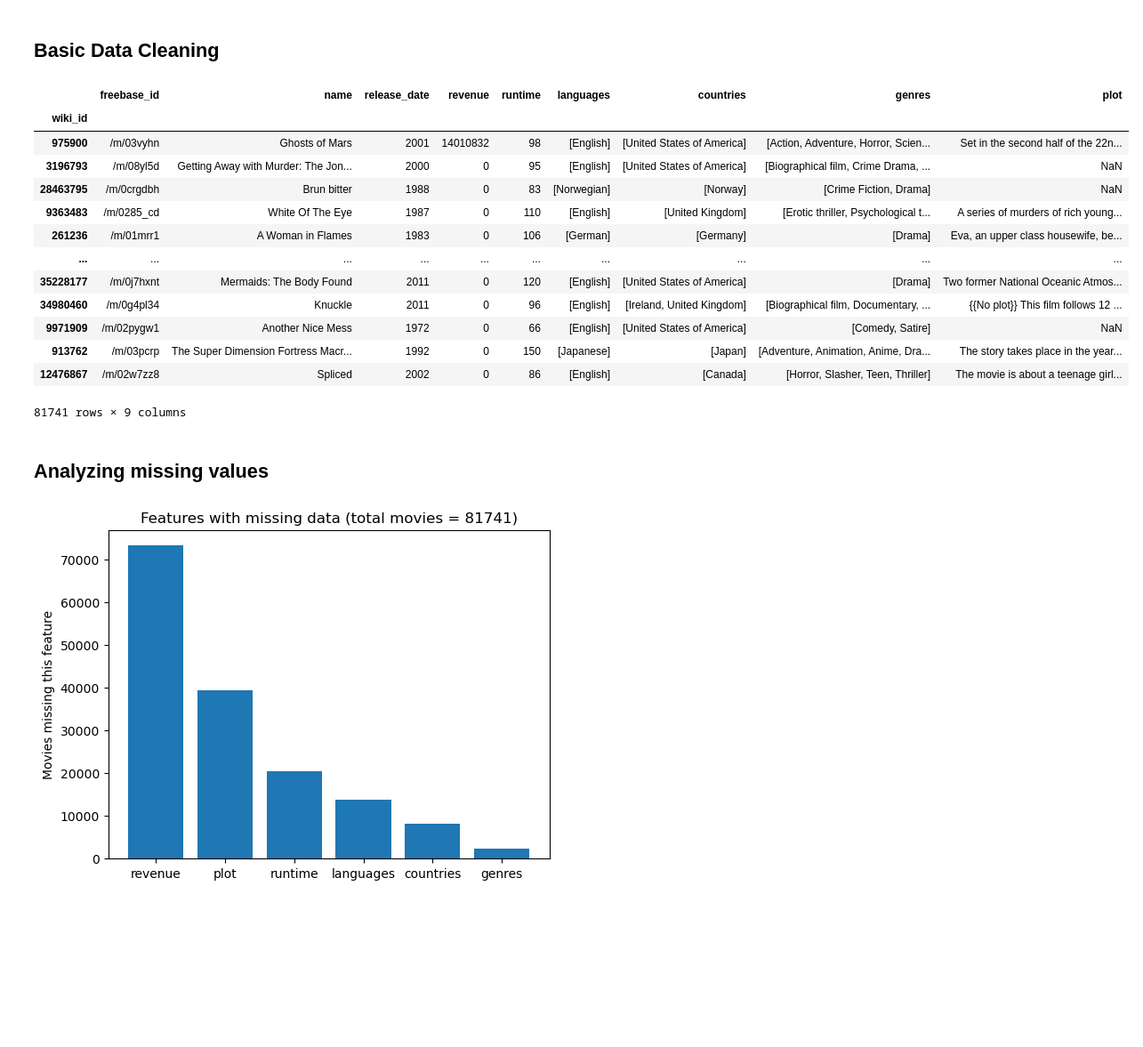
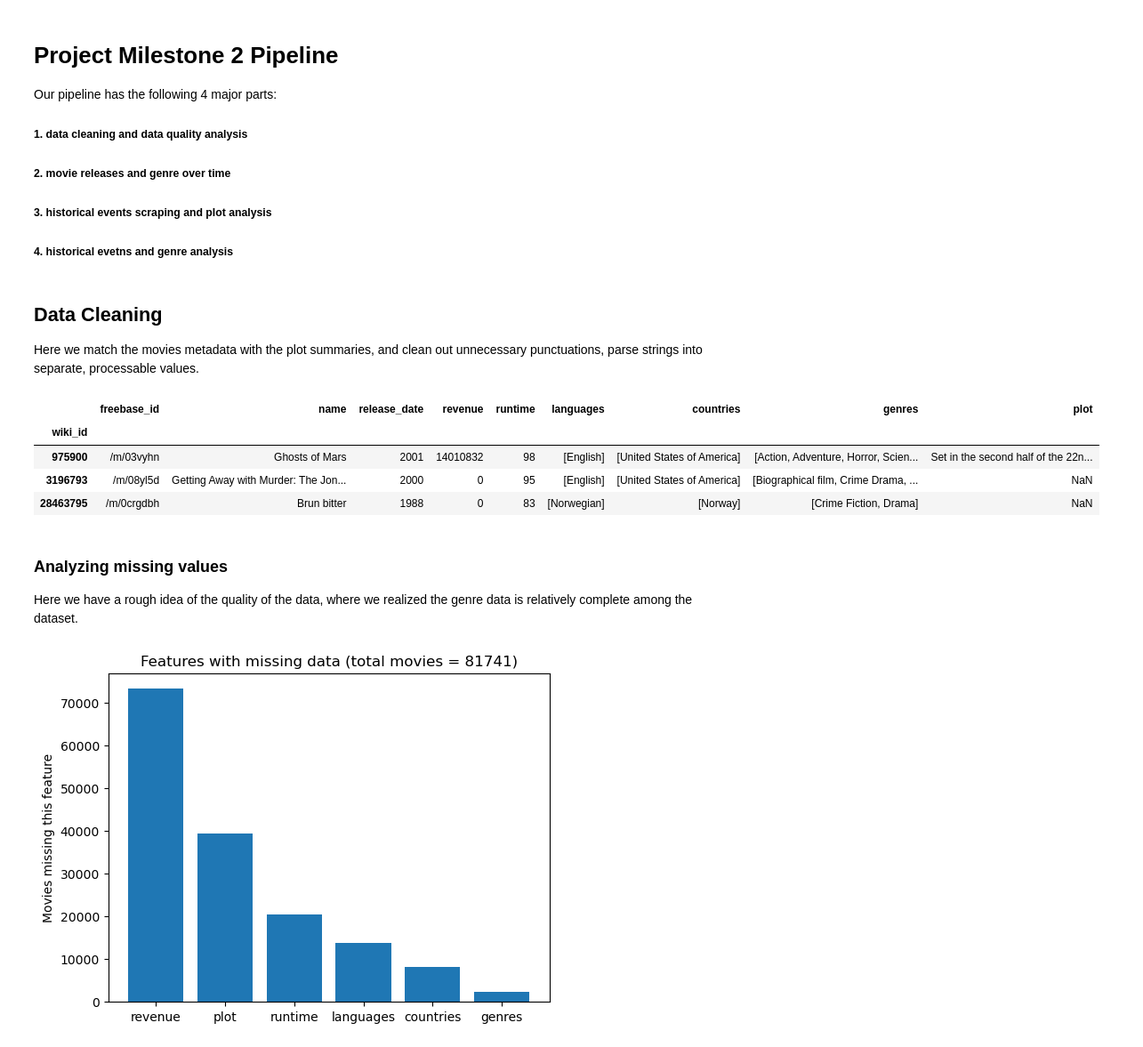
Before and after one commit to epfl-ada/ada-2022-project-adawizardry, a Jupyter notebook: main.ipynb, the cells around one changed output. Shown: that part at 89% size. Cells and saved outputs as stored; diff of their text form; code cells hidden in the pictures; blank space fills up the shorter version.

Commit message:
gladys added her pipeline

```diff
--- a/main.ipynb
+++ b/main.ipynb
@@ -8,3 +1,11 @@
+# %% [markdown]
+# Project Milestone 2 Pipeline
+
+Our pipeline has the following 4 major parts:
+##### 1. data cleaning and data quality analysis
+##### 2. movie releases and genre over time
+##### 3. historical events scraping and plot analysis
+##### 4. historical evetns and genre analysis
 # %%
 import pandas as pd
 import numpy as np
@@ -37,10 +39,10 @@ name_df = load_data(
     ["character_name", "freebase_id"],
     index_col="freebase_id"
 )
-# %% [markdown]
-## Basic Data Cleaning
+# %% [markdown]
+## Data Cleaning
+Here we match the movies metadata with the plot summaries, and clean out unnecessary punctuations, parse strings into separate, processable values.
 # %%
-import re
 
 # Parses the multi value structure of the dataset format into a sorted array of items
 # Returns null values for empty lists as NaN (so all missing values we use are NaN)
@@ -69,45 +71,37 @@ def parse_language(languages):
         return []
     return list(map(lambda l : l.replace("Language", "").strip(), languages))
 
 # Parses the date format into an int representing only the year. Values with missing entries are given NaN.
 def parse_date(x):
     if not x or x == np.nan:
         return np.NaN
     return str(x).split("-")[0]
 
 # Parse multi value attributes into arrays
 for attribute in ["languages", "countries", "genres"]:
     movie_df[attribute] = movie_df[attribute].apply(parse_multi_values)
 
 # Remove "Language" from language column
 movie_df["languages"] = movie_df["languages"].apply(parse_language)
 
 # Parse release-date to all use the year as an int (don't need increased granularity right now)
 movie_df["release_date"] = movie_df["release_date"].apply(parse_date)
 
 # Replace missing numeric values with zero and convert to int rather than float
 for col in ["runtime", "revenue"]:
     movie_df[col] = movie_df[col].fillna(0)
     movie_df[col] = movie_df[col].astype(int)
 
-movie_df
+display(movie_df.head(3))
 # %% [output]
 |  | freebase_id | name | release_date | revenue | runtime | languages | countries | genres | plot |
 | wiki_id |  |  |  |  |  |  |  |  |  |
 | 975900 | /m/03vyhn | Ghosts of Mars | 2001 | 14010832 | 98 | [English] | [United States of America] | [Action, Adventure, Horror, Scien... | Set in the second half of the 22n... |
 | 3196793 | /m/08yl5d | Getting Away with Murder: The Jon... | 2000 | 0 | 95 | [English] | [United States of America] | [Biographical film, Crime Drama, ... | NaN |
 | 28463795 | /m/0crgdbh | Brun bitter | 1988 | 0 | 83 | [Norwegian] | [Norway] | [Crime Fiction, Drama] | NaN |
-| 9363483 | /m/0285_cd | White Of The Eye | 1987 | 0 | 110 | [English] | [United Kingdom] | [Erotic thriller, Psychological t... | A series of murders of rich young... |
-| 261236 | /m/01mrr1 | A Woman in Flames | 1983 | 0 | 106 | [German] | [Germany] | [Drama] | Eva, an upper class housewife, be... |
-| ... | ... | ... | ... | ... | ... | ... | ... | ... | ... |
-| 35228177 | /m/0j7hxnt | Mermaids: The Body Found | 2011 | 0 | 120 | [English] | [United States of America] | [Drama] | Two former National Oceanic Atmos... |
-| 34980460 | /m/0g4pl34 | Knuckle | 2011 | 0 | 96 | [English] | [Ireland, United Kingdom] | [Biographical film, Documentary, ... | {{No plot}} This film follows 12 ... |
-| 9971909 | /m/02pygw1 | Another Nice Mess | 1972 | 0 | 66 | [English] | [United States of America] | [Comedy, Satire] | NaN |
-| 913762 | /m/03pcrp | The Super Dimension Fortress Macr... | 1992 | 0 | 150 | [Japanese] | [Japan] | [Adventure, Animation, Anime, Dra... | The story takes place in the year... |
-| 12476867 | /m/02w7zz8 | Spliced | 2002 | 0 | 86 | [English] | [Canada] | [Horror, Slasher, Teen, Thriller] | The movie is about a teenage girl... |
-81741 rows × 9 columns
-# %% [markdown]
-## Analyzing missing values
+# %% [markdown]
+### Analyzing missing values
+Here we have a rough idea of the quality of the data, where we realized the genre data is relatively complete among the dataset.
 # %%
 # Let's check to what extent we have missing data
 # For each column, count the number of missing data and plot a bar graph
```
Also changed, not shown: parts of 23 cells of this notebook, 1 other file.
